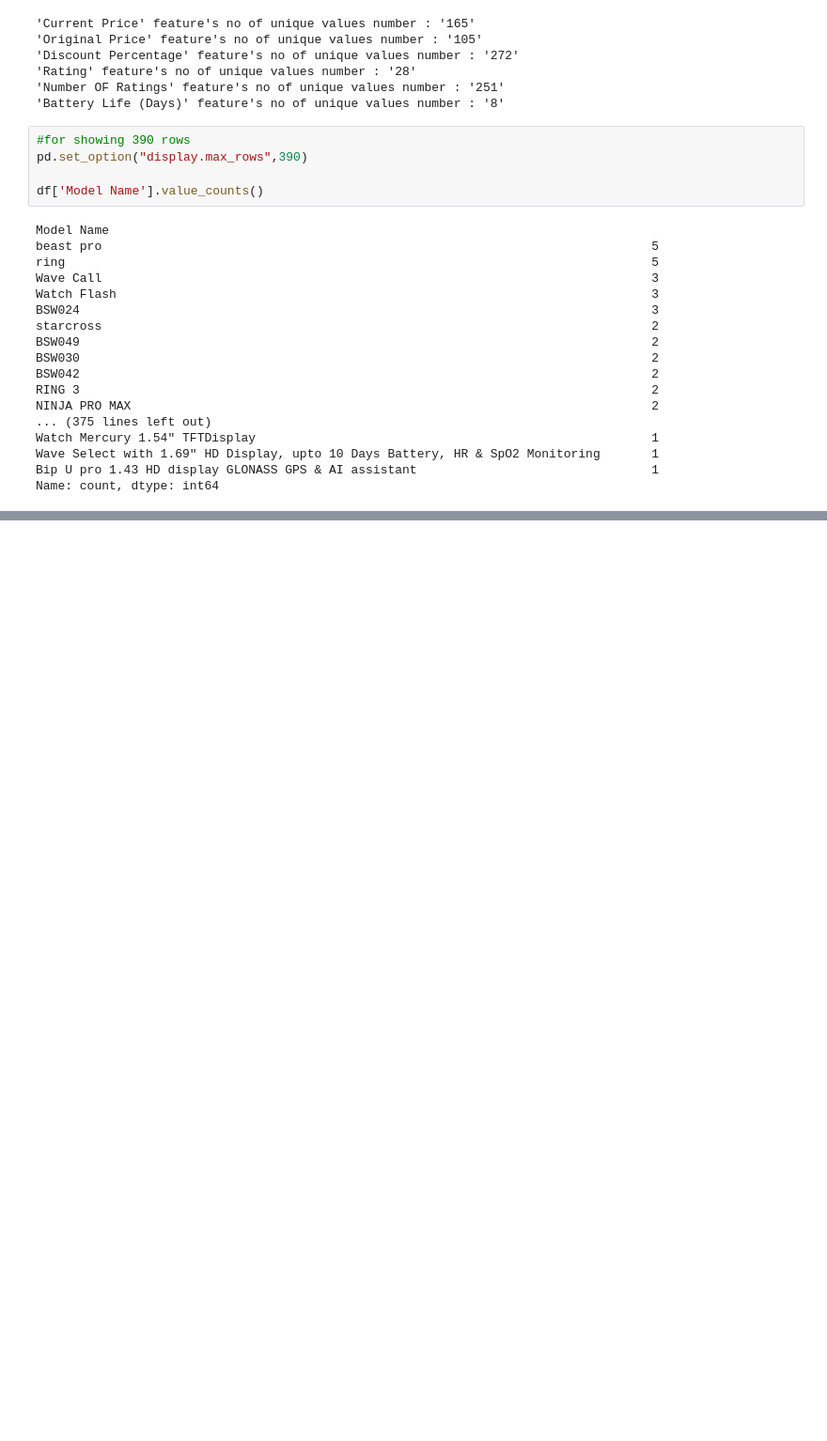
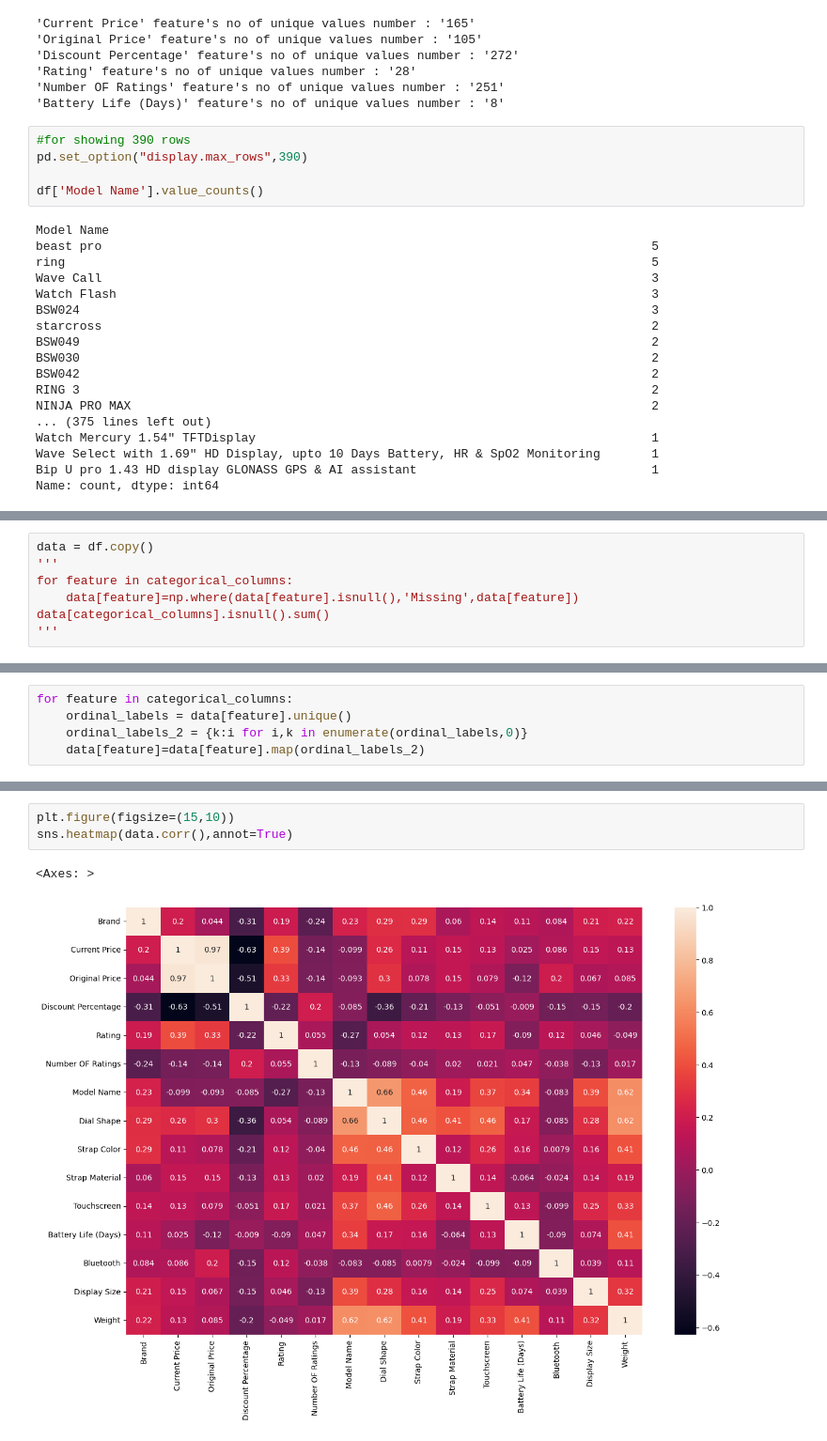
Before and after one commit to MuhaimenurRahmanTuaha/Linear_Regression_Project01, a Jupyter notebook: notebook/EDA.ipynb, the cells around one changed output, grey strips where cells are left out. Shown at 94% size. Drawn from its saved outputs; the diff is of its cells as text; blank space fills up the shorter version.

```diff
--- a/notebook/EDA.ipynb
+++ b/notebook/EDA.ipynb
@@ -254,0 +269,7 @@ Name: count, dtype: int64
+# %%
+data = df.copy()
+'''
+for feature in categorical_columns:
+    data[feature]=np.where(data[feature].isnull(),'Missing',data[feature])
+data[categorical_columns].isnull().sum()
+'''
@@ -254,0 +278,5 @@ Name: count, dtype: int64
+# %%
+for feature in categorical_columns:
+    ordinal_labels = data[feature].unique()
+    ordinal_labels_2 = {k:i for i,k in enumerate(ordinal_labels,0)}
+    data[feature]=data[feature].map(ordinal_labels_2)
@@ -254,0 +312,6 @@ Name: count, dtype: int64
+# %%
+plt.figure(figsize=(15,10))
+sns.heatmap(data.corr(),annot=True)
+# %% [output]
+<Axes: >
+[figure, added]
```
Also changed, not shown: parts of 18 cells of this notebook.
